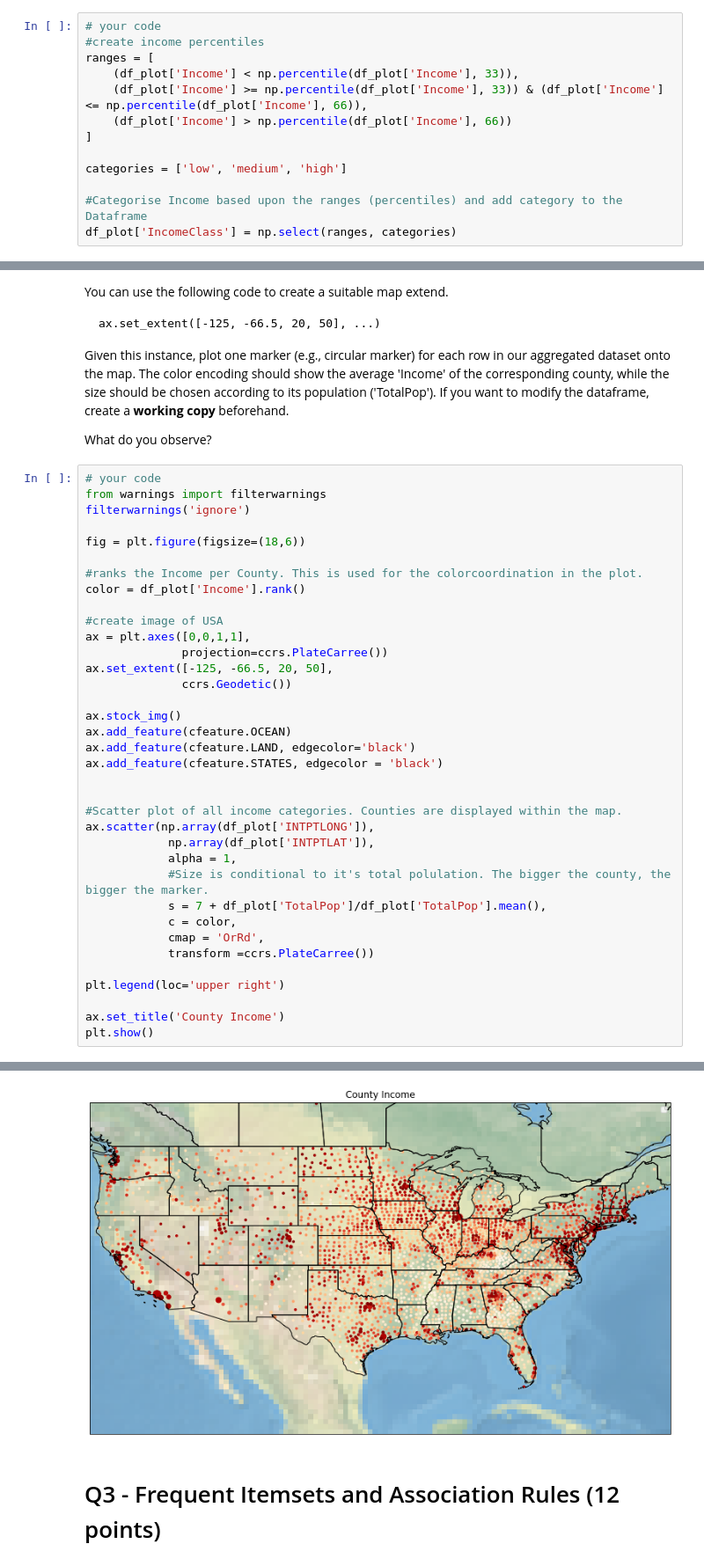
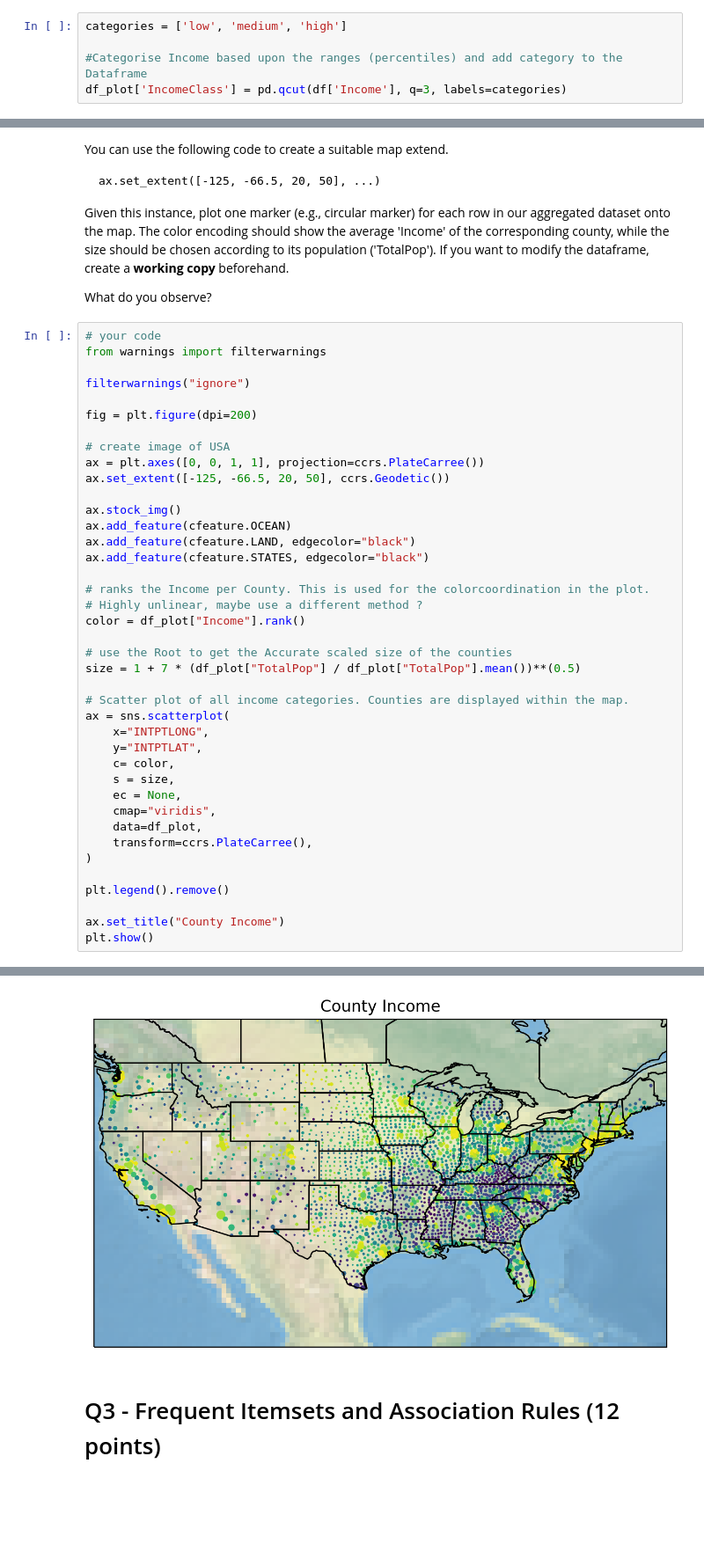
Before and after one commit to Starcrysis/assignment_2, a Jupyter notebook: assignment_2.ipynb, the cells around one changed output, grey strips where cells are left out. Shown at 88% size. Cells and saved outputs as stored; diff of their text form; blank space fills up the shorter version.

```diff
--- a/assignment_2.ipynb
+++ b/assignment_2.ipynb
@@ -510,18 +520,10 @@ df_plot = df.copy()
     - 'medium' if the income is between the 33% and 66% percentile, and
     - 'high' iff the income is above the 66% percentile
 # %%
-# your code
-#create income percentiles
-ranges = [
-    (df_plot['Income'] < np.percentile(df_plot['Income'], 33)),
-    (df_plot['Income'] >= np.percentile(df_plot['Income'], 33)) & (df_plot['Income'] <= np.percentile(df_plot['Income'], 66)),
-    (df_plot['Income'] > np.percentile(df_plot['Income'], 66))
-]
-
 categories = ['low', 'medium', 'high']
 
 #Categorise Income based upon the ranges (percentiles) and add category to the Dataframe
-df_plot['IncomeClass'] = np.select(ranges, categories)
+df_plot['IncomeClass'] = pd.qcut(df['Income'], q=3, labels=categories)
 # %% [markdown]
 3) Project the dataframe on the columns that contain percent values (for the sake of readability), that is:
 
@@ -569,42 +588,46 @@ What do you observe?
 # %%
 # your code
 from warnings import filterwarnings
-filterwarnings('ignore')
 
-fig = plt.figure(figsize=(18,6))
+filterwarnings("ignore")
 
-#ranks the Income per County. This is used for the colorcoordination in the plot.
-color = df_plot['Income'].rank()
+fig = plt.figure(dpi=200)
 
-#create image of USA
-ax = plt.axes([0,0,1,1],
-              projection=ccrs.PlateCarree())
-ax.set_extent([-125, -66.5, 20, 50],
-              ccrs.Geodetic())
+# create image of USA
+ax = plt.axes([0, 0, 1, 1], projection=ccrs.PlateCarree())
+ax.set_extent([-125, -66.5, 20, 50], ccrs.Geodetic())
 
 ax.stock_img()
 ax.add_feature(cfeature.OCEAN)
-ax.add_feature(cfeature.LAND, edgecolor='black')
-ax.add_feature(cfeature.STATES, edgecolor = 'black')
+ax.add_feature(cfeature.LAND, edgecolor="black")
+ax.add_feature(cfeature.STATES, edgecolor="black")
 
+# ranks the Income per County. This is used for the colorcoordination in the plot.
+# Highly unlinear, maybe use a different method ?
+color = df_plot["Income"].rank()
 
-#Scatter plot of all income categories. Counties are displayed within the map.
-ax.scatter(np.array(df_plot['INTPTLONG']),
-            np.array(df_plot['INTPTLAT']),
-            alpha = 1,
-            #Size is conditional to it's total polulation. The bigger the county, the bigger the marker.
-            s = 7 + df_plot['TotalPop']/df_plot['TotalPop'].mean(),
-            c = color,
-            cmap = 'OrRd',
-            transform =ccrs.PlateCarree())
+# use the Root to get the Accurate scaled size of the counties
+size = 1 + 7 * (df_plot["TotalPop"] / df_plot["TotalPop"].mean())**(0.5)
 
-plt.legend(loc='upper right')
+# Scatter plot of all income categories. Counties are displayed within the map.
+ax = sns.scatterplot(
+    x="INTPTLONG",
+    y="INTPTLAT",
+    c= color,
+    s = size,
+    ec = None,
+    cmap="viridis",
+    data=df_plot,
+    transform=ccrs.PlateCarree(),
+)
 
-ax.set_title('County Income')
+plt.legend().remove()
+
+ax.set_title("County Income")
 plt.show()
 # %% [output]
 No artists with labels found to put in legend.  Note that artists whose label start with an underscore are ignored when legend() is called with no argument.
-[figure, old version]
+[figure, new version]
 # %% [markdown]
 # Q3 - Frequent Itemsets and Association Rules (12 points)
 # %% [markdown]
```
Also changed, not shown: parts of 38 cells of this notebook.
